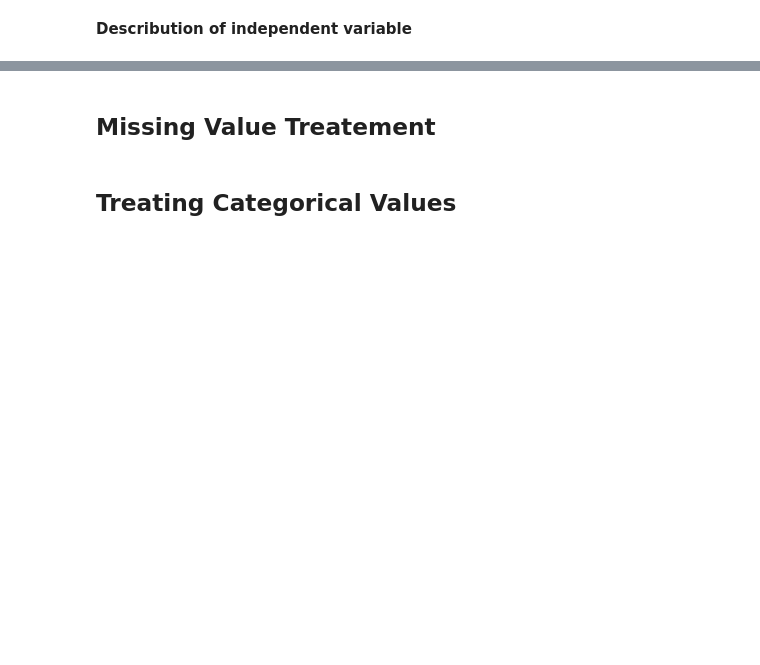
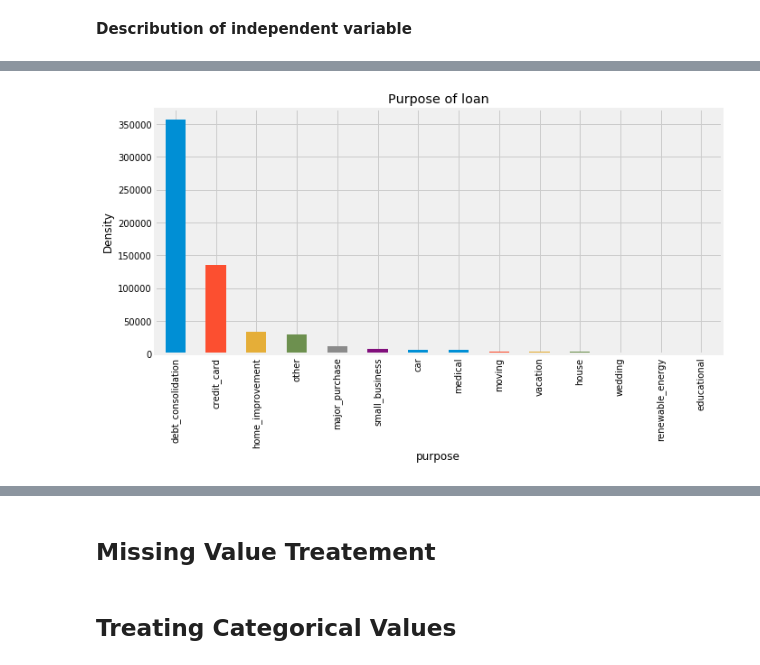
Before and after one commit to Suraj110799/ImarticusCaseStudy, a Jupyter notebook: kernel.ipynb, the cells around one changed output, grey strips where cells are left out. Cells and saved outputs as stored; diff of their text form; code cells hidden in the pictures; blank space fills up the shorter version.

```diff
--- a/kernel.ipynb
+++ b/kernel.ipynb
@@ -47,0 +145,5 @@ train.dtypes.value_counts()
+# %%
+train.purpose.value_counts(ascending=False).plot.bar(figsize=(10,5))
+plt.xlabel('purpose'); plt.ylabel('Density'); plt.title('Purpose of loan');
+# %% [output]
+[figure, added]
```
Also changed, not shown: parts of 79 cells of this notebook.
